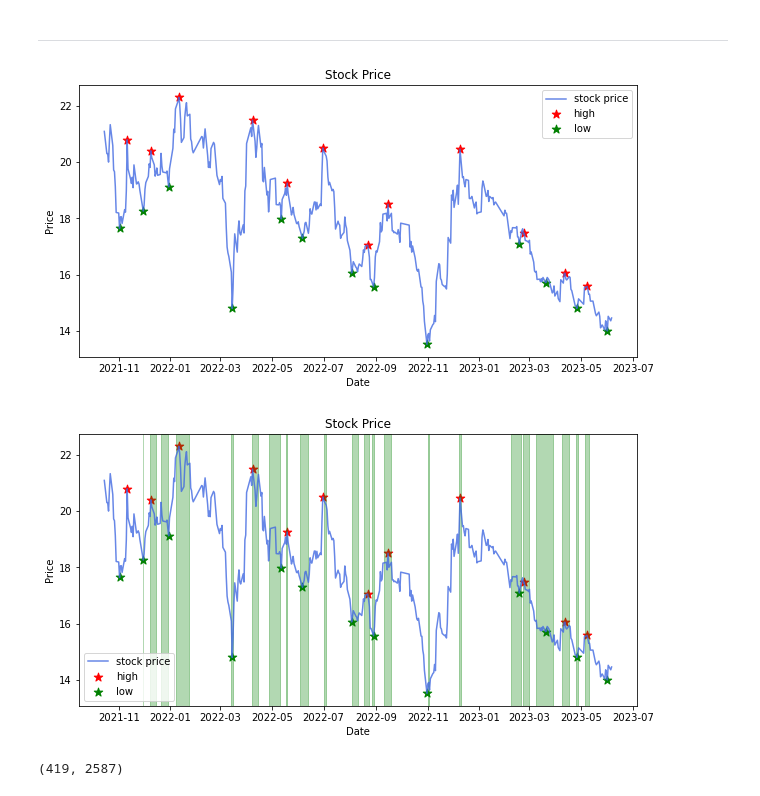
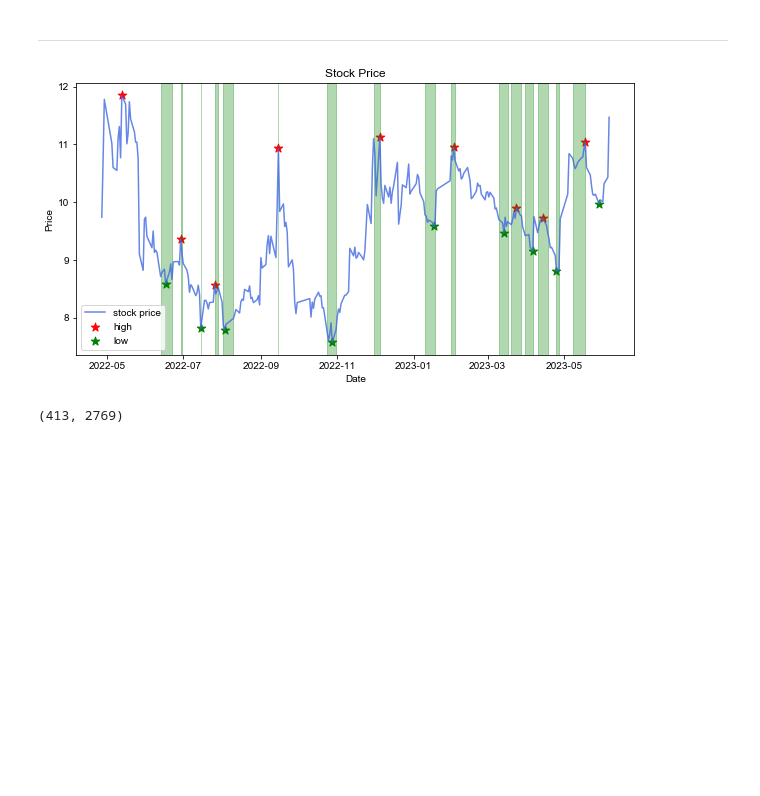
Before and after one commit to QsbpGroup/quant-stat-baby-project, a Jupyter notebook: 1.ipynb, the cells around one changed output. Saved outputs shown, nothing was run; the diff lists cells and outputs as text; code cells hidden in the pictures; blank space fills up the shorter version.

Commit message:
中位数横盘debug + draw

```diff
--- a/1.ipynb
+++ b/1.ipynb
@@ -83,13 +81,14 @@ for i in range(len(high_freq_ratio_list)):
 ---
 # %%
 # hl median测试
-high_points, low_points = hl.find_high_low(df, filename, save_data=False, draw_n_days=400)
+filename = '000015.SZ.csv'
+df = hl.df_init(filename)
+high_points, low_points = hl.find_high_low(df, filename, save_data=False, draw=False)
 result = ha.find_ha_near_hl_median(df, high_points, low_points, 0.03)
-ha.draw_horizontal_area(df, result, high_points, low_points, filename, n_days=400, print_result=False, show_plot=True, save_plot=False)
+ha.draw_horizontal_area(df, result, high_points, low_points, filename, n_days=270, print_result=False, show_plot=True, save_plot=False)
 # %% [output]
-[figure, old version]
+[figure, new version]
-[figure, removed]
-(419, 2587)
+(413, 2769)
 # %%
 high_points, low_points = hl.find_high_low(df, filename, save_data=False, draw_n_days=400)
 ha.draw_horizontal_area(df, result, high_points, low_points, filename, n_days=200, print_result=False, show_plot=True, save_plot=False)
```
Also changed, not shown: parts of 11 cells of this notebook, 6 other files.
